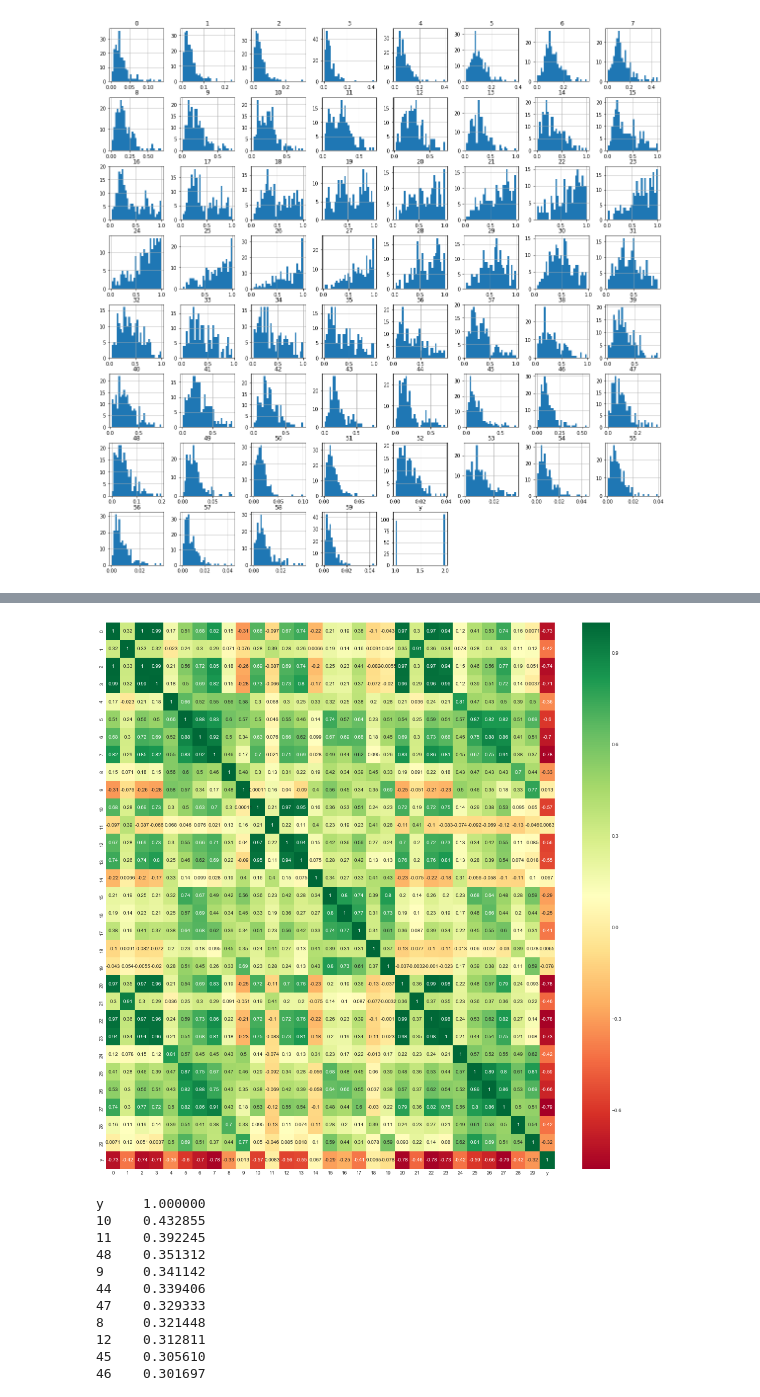
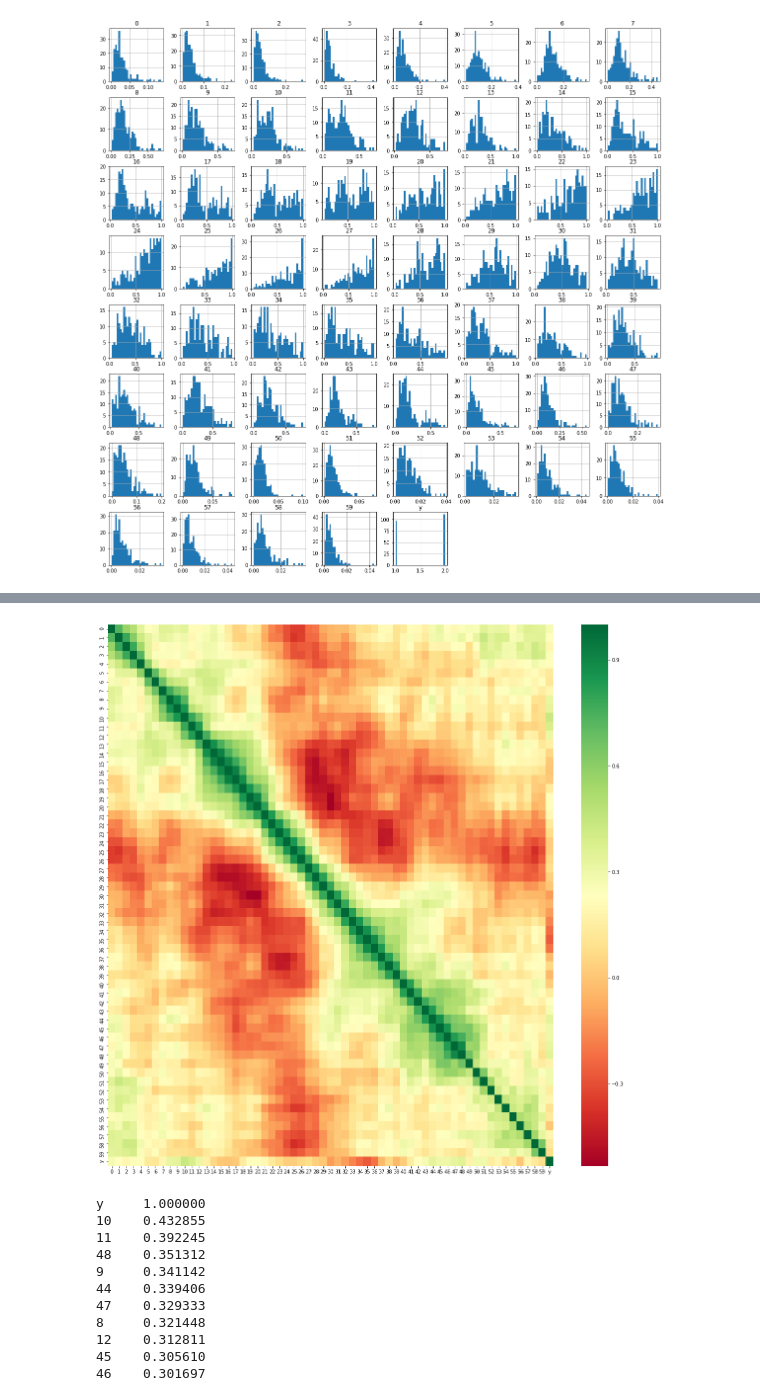
Before and after one commit to mohammeddonia/StatLearn-Comparison, a Jupyter notebook: Binary_02_Sonar_.ipynb, the cells around one changed output, grey strips where cells are left out. Drawn from its saved outputs; the diff is of its cells as text; code cells hidden in the pictures.

```diff
--- a/02Binary_Sonar_.ipynb
+++ b/Binary_02_Sonar_.ipynb
@@ -40,10 +40,10 @@ classifiers = {'Naive Bayes': GaussianNB, 'KNN': KNeighborsClassifier, 'Logistic
               'RF': RandomForestClassifier, 'SVM': SVC, 'SGD': SGDClassifier, 'AdaBoost': AdaBoostClassifier}
 # %%
 # Reading the dataset and creating the dataframe
-cancer_diag = loadmat('Datasets.mat/Sonar_208x60_binary.mat')
+sonar = loadmat('Datasets.mat/Sonar_208x60_binary.mat')
 
-df = pd.DataFrame(cancer_diag.get('X'))
-df['y'] = cancer_diag.get('y').ravel()
+df = pd.DataFrame(sonar.get('X'))
+df['y'] = sonar.get('y').ravel()
 # %% [markdown]
 # Exploratory Data Analysis (EDA)
 This step is to get to know the data and decide what type of preprocessing needs to be done before training the model
@@ -106,13 +98,13 @@ ValueError: range parameter must be finite.
 # %%
 import seaborn as sns
 #get correlations of each features in dataset
 corrmat = df.corr()
 # top_corr_features = corrmat.index
 plt.figure(figsize=(20,20))
 #plot heat map
-g=sns.heatmap(corrmat,annot=True,cmap="RdYlGn")
+g=sns.heatmap(corrmat,annot=False,cmap="RdYlGn")
 # %% [output]
-[figure, old version]
+[figure, new version]
 # %%
 corrmat = df.corr()
 corrmat['y'].sort_values(ascending=False)
```
Also changed, not shown: parts of 19 cells of this notebook, 6 other files.
